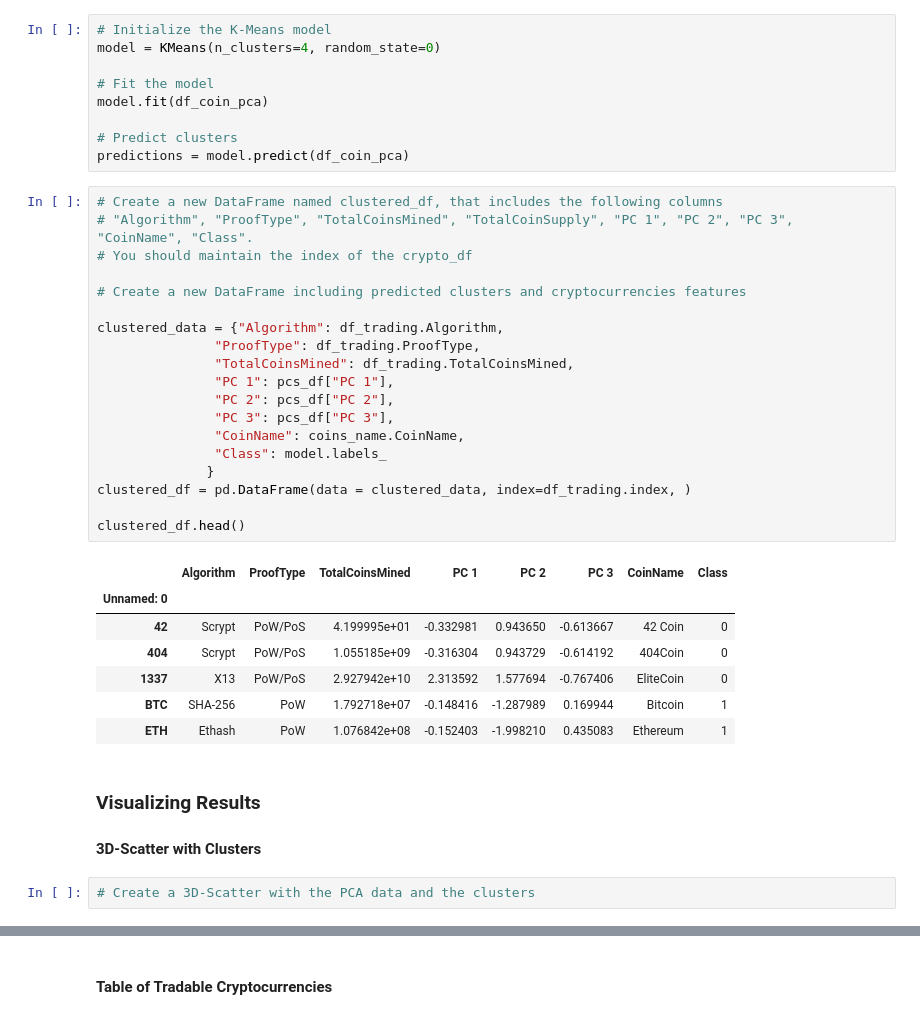
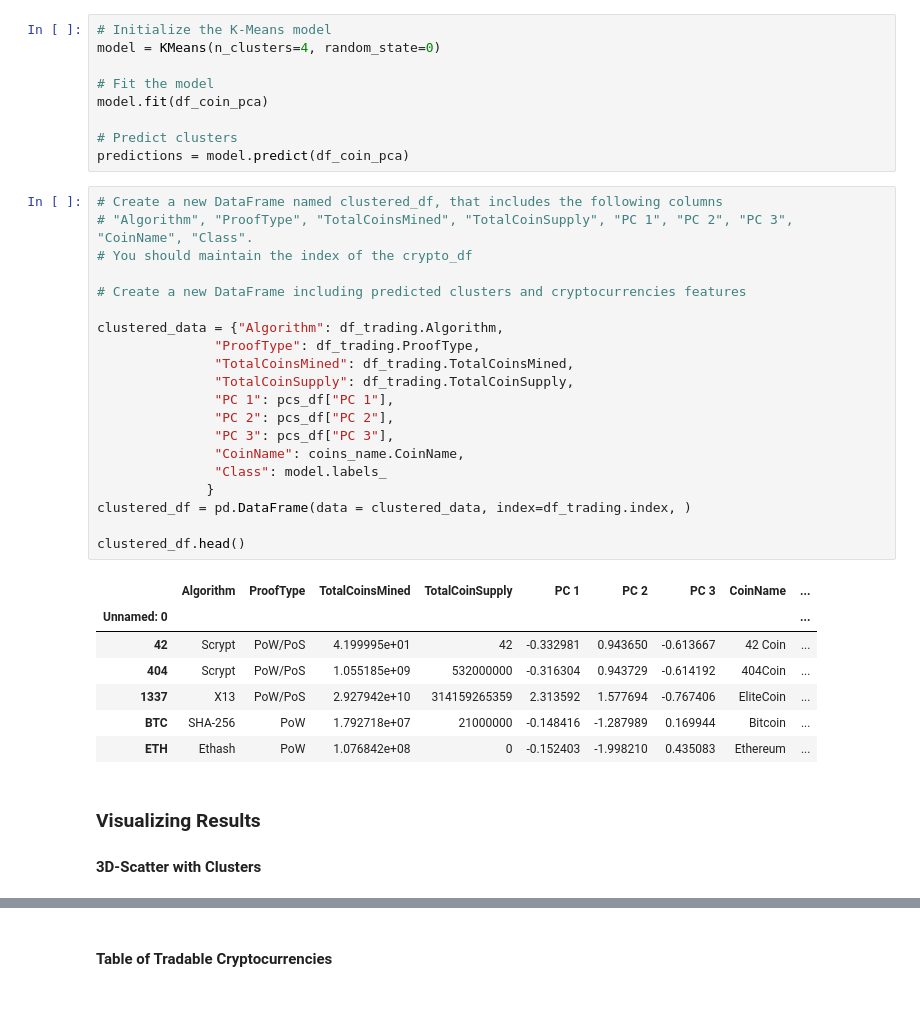
Before and after one commit to jb56834/unit13-challenge, a Jupyter notebook: ClusteringCrypto/crypto_clustering.ipynb, the cells around one changed output, grey strips where cells are left out. Cells and saved outputs as stored; diff of their text form.

```diff
--- a/ClusteringCrypto/crypto_clustering.ipynb
+++ b/ClusteringCrypto/crypto_clustering.ipynb
@@ -269,33 +269,32 @@ predictions = model.predict(df_coin_pca)
 # %%
 # Create a new DataFrame named clustered_df, that includes the following columns
 # "Algorithm", "ProofType", "TotalCoinsMined", "TotalCoinSupply", "PC 1", "PC 2", "PC 3", "CoinName", "Class".
 # You should maintain the index of the crypto_df
 
 # Create a new DataFrame including predicted clusters and cryptocurrencies features
 
 clustered_data = {"Algorithm": df_trading.Algorithm,
                "ProofType": df_trading.ProofType,
                "TotalCoinsMined": df_trading.TotalCoinsMined,
+               "TotalCoinSupply": df_trading.TotalCoinSupply,
                "PC 1": pcs_df["PC 1"],
                "PC 2": pcs_df["PC 2"],
                "PC 3": pcs_df["PC 3"],
                "CoinName": coins_name.CoinName,
                "Class": model.labels_
               }
 clustered_df = pd.DataFrame(data = clustered_data, index=df_trading.index, )
 
 clustered_df.head()
 # %% [output]
-|  | Algorithm | ProofType | TotalCoinsMined | PC 1 | PC 2 | PC 3 | CoinName | Class |
-| Unnamed: 0 |  |  |  |  |  |  |  |  |
-| 42 | Scrypt | PoW/PoS | 4.199995e+01 | -0.332981 | 0.943650 | -0.613667 | 42 Coin | 0 |
-| 404 | Scrypt | PoW/PoS | 1.055185e+09 | -0.316304 | 0.943729 | -0.614192 | 404Coin | 0 |
-| 1337 | X13 | PoW/PoS | 2.927942e+10 | 2.313592 | 1.577694 | -0.767406 | EliteCoin | 0 |
-| BTC | SHA-256 | PoW | 1.792718e+07 | -0.148416 | -1.287989 | 0.169944 | Bitcoin | 1 |
-| ETH | Ethash | PoW | 1.076842e+08 | -0.152403 | -1.998210 | 0.435083 | Ethereum | 1 |
+|  | Algorithm | ProofType | TotalCoinsMined | TotalCoinSupply | PC 1 | PC 2 | PC 3 | CoinName | ... |
+| Unnamed: 0 |  |  |  |  |  |  |  |  | ... |
+| 42 | Scrypt | PoW/PoS | 4.199995e+01 | 42 | -0.332981 | 0.943650 | -0.613667 | 42 Coin | ... |
+| 404 | Scrypt | PoW/PoS | 1.055185e+09 | 532000000 | -0.316304 | 0.943729 | -0.614192 | 404Coin | ... |
+| 1337 | X13 | PoW/PoS | 2.927942e+10 | 314159265359 | 2.313592 | 1.577694 | -0.767406 | EliteCoin | ... |
+| BTC | SHA-256 | PoW | 1.792718e+07 | 21000000 | -0.148416 | -1.287989 | 0.169944 | Bitcoin | ... |
+| ETH | Ethash | PoW | 1.076842e+08 | 0 | -0.152403 | -1.998210 | 0.435083 | Ethereum | ... |
 # %% [markdown]
 ### Visualizing Results
 
 #### 3D-Scatter with Clusters
-# %%
-# Create a 3D-Scatter with the PCA data and the clusters
```
Also changed, not shown: parts of 7 cells of this notebook.
